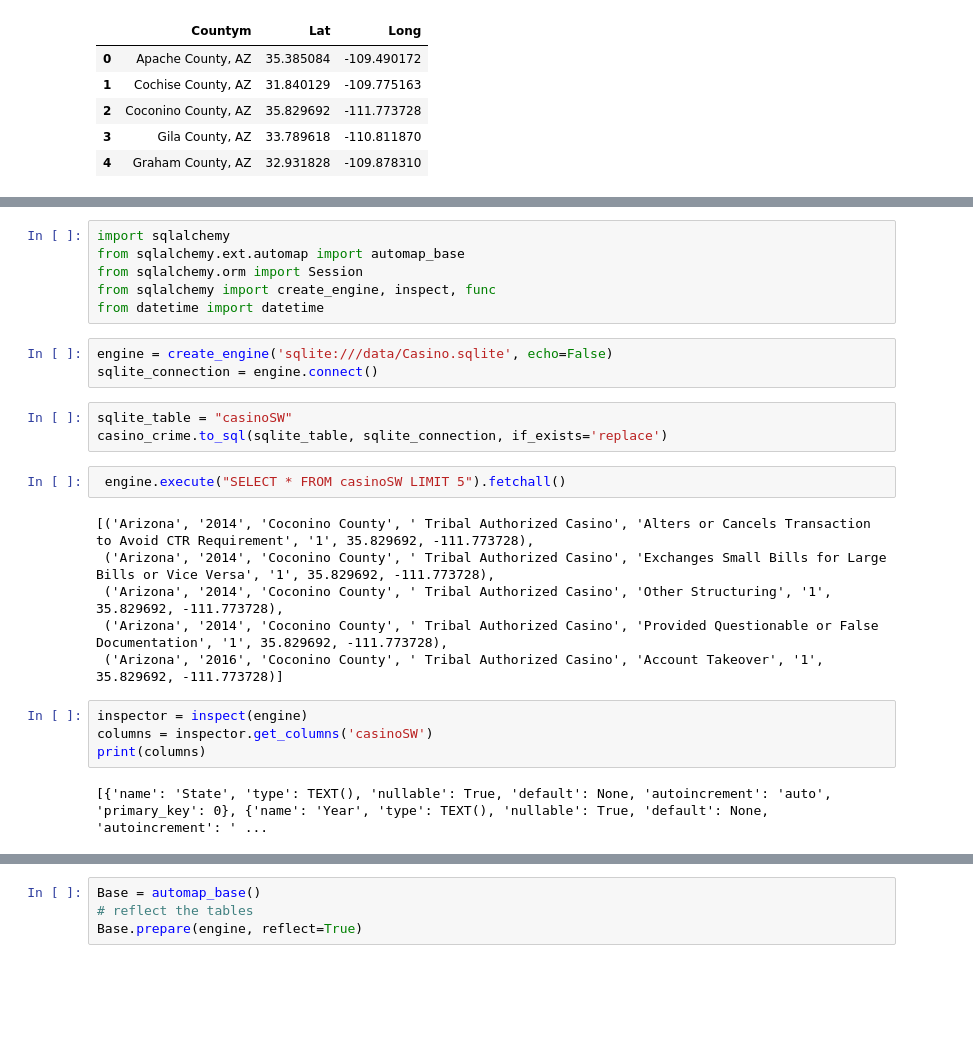
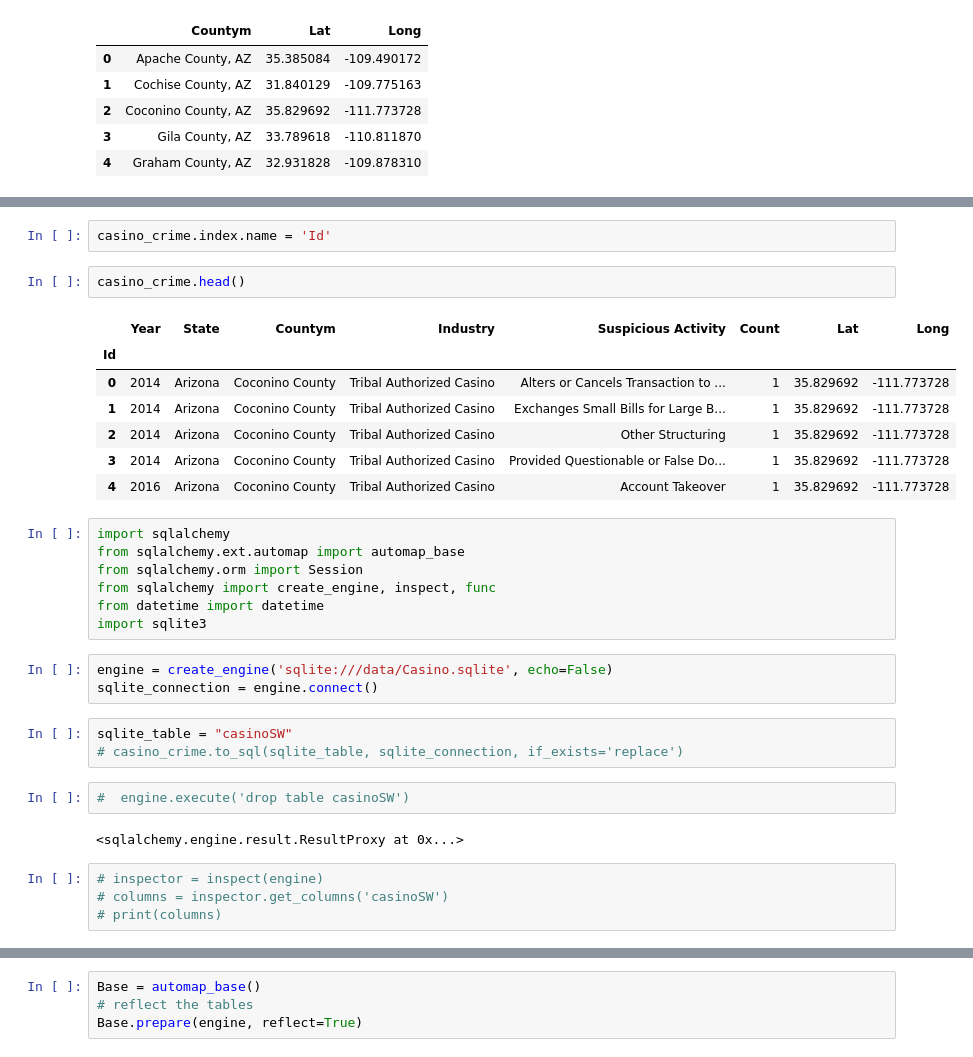
Before and after one commit to kellertw/project_II, a Jupyter notebook: Susp_activity.ipynb, the cells around one changed output, grey strips where cells are left out. Saved outputs shown, nothing was run; the diff lists cells and outputs as text; blank space fills up the shorter version.

Commit message:
last changes on exporting into sqlite

```diff
--- a/Susp_activity.ipynb
+++ b/Susp_activity.ipynb
@@ -185,26 +185,33 @@ casino_crime.head()
+# %%
+casino_crime.index.name = 'Id'
+# %%
+casino_crime.head()
+# %% [output]
+|  | Year | State | Countym | Industry | Suspicious Activity | Count | Lat | Long |
+| Id |  |  |  |  |  |  |  |  |
+| 0 | 2014 | Arizona | Coconino County | Tribal Authorized Casino | Alters or Cancels Transaction to ... | 1 | 35.829692 | -111.773728 |
+| 1 | 2014 | Arizona | Coconino County | Tribal Authorized Casino | Exchanges Small Bills for Large B... | 1 | 35.829692 | -111.773728 |
+| 2 | 2014 | Arizona | Coconino County | Tribal Authorized Casino | Other Structuring | 1 | 35.829692 | -111.773728 |
+| 3 | 2014 | Arizona | Coconino County | Tribal Authorized Casino | Provided Questionable or False Do... | 1 | 35.829692 | -111.773728 |
+| 4 | 2016 | Arizona | Coconino County | Tribal Authorized Casino | Account Takeover | 1 | 35.829692 | -111.773728 |
 # %%
 import sqlalchemy
 from sqlalchemy.ext.automap import automap_base
 from sqlalchemy.orm import Session
 from sqlalchemy import create_engine, inspect, func
 from datetime import datetime
+import sqlite3
 # %%
 engine = create_engine('sqlite:///data/Casino.sqlite', echo=False)
 sqlite_connection = engine.connect()
 # %%
 sqlite_table = "casinoSW"
-casino_crime.to_sql(sqlite_table, sqlite_connection, if_exists='replace')
+# casino_crime.to_sql(sqlite_table, sqlite_connection, if_exists='replace')
 # %%
- engine.execute("SELECT * FROM casinoSW LIMIT 5").fetchall()
+#  engine.execute('drop table casinoSW')
 # %% [output]
-[('Arizona', '2014', 'Coconino County', ' Tribal Authorized Casino', 'Alters or Cancels Transaction to Avoid CTR Requirement', '1', 35.829692, -111.773728),
- ('Arizona', '2014', 'Coconino County', ' Tribal Authorized Casino', 'Exchanges Small Bills for Large Bills or Vice Versa', '1', 35.829692, -111.773728),
- ('Arizona', '2014', 'Coconino County', ' Tribal Authorized Casino', 'Other Structuring', '1', 35.829692, -111.773728),
- ('Arizona', '2014', 'Coconino County', ' Tribal Authorized Casino', 'Provided Questionable or False Documentation', '1', 35.829692, -111.773728),
- ('Arizona', '2016', 'Coconino County', ' Tribal Authorized Casino', 'Account Takeover', '1', 35.829692, -111.773728)]
+<sqlalchemy.engine.result.ResultProxy at 0x...>
 # %%
-inspector = inspect(engine)
-columns = inspector.get_columns('casinoSW')
-print(columns)
+# inspector = inspect(engine)
+# columns = inspector.get_columns('casinoSW')
+# print(columns)
-# %% [output]
-[{'name': 'State', 'type': TEXT(), 'nullable': True, 'default': None, 'autoincrement': 'auto', 'primary_key': 0}, {'name': 'Year', 'type': TEXT(), 'nullable': True, 'default': None, 'autoincrement': ' ...
```
Also changed, not shown: parts of 11 cells of this notebook, 2 other files.
